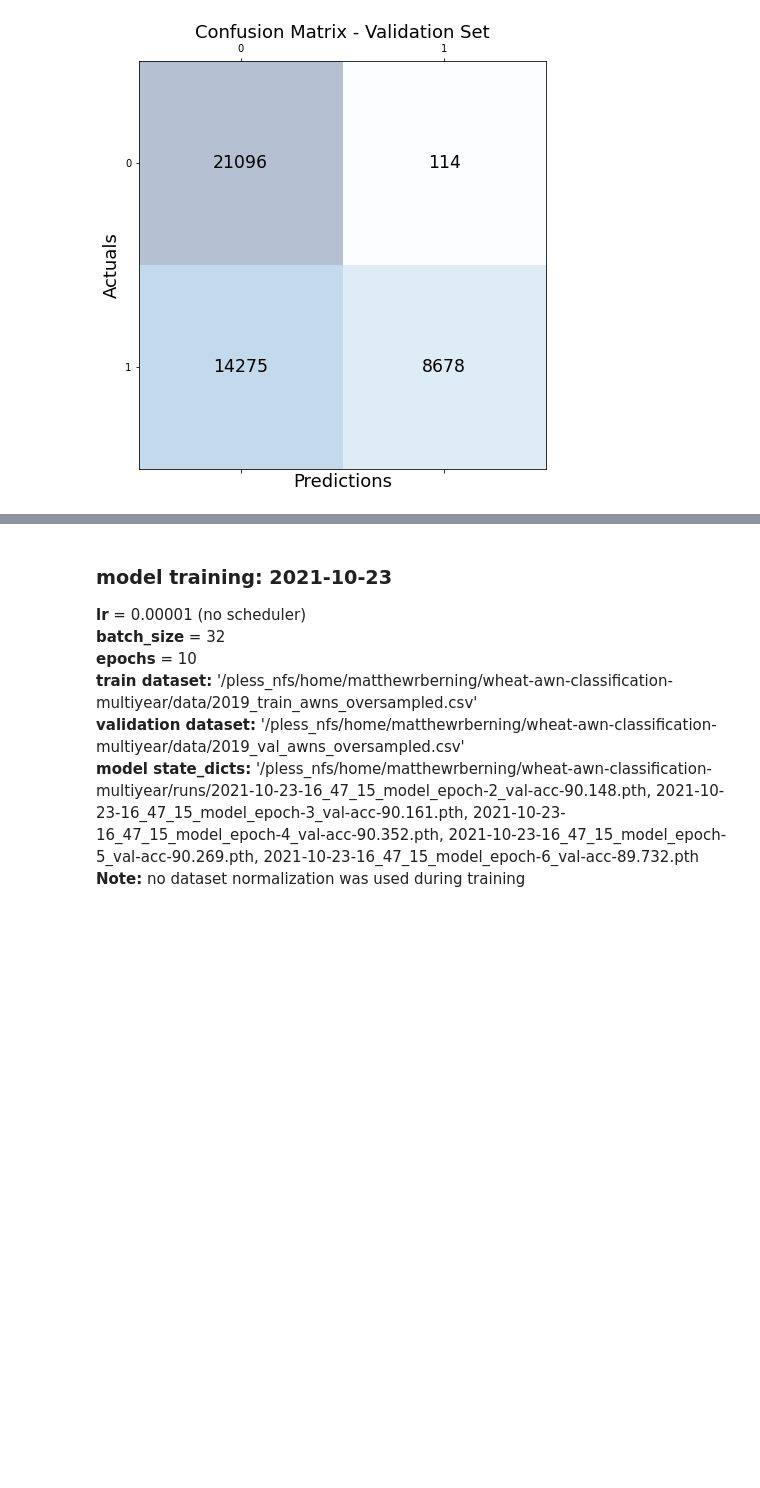
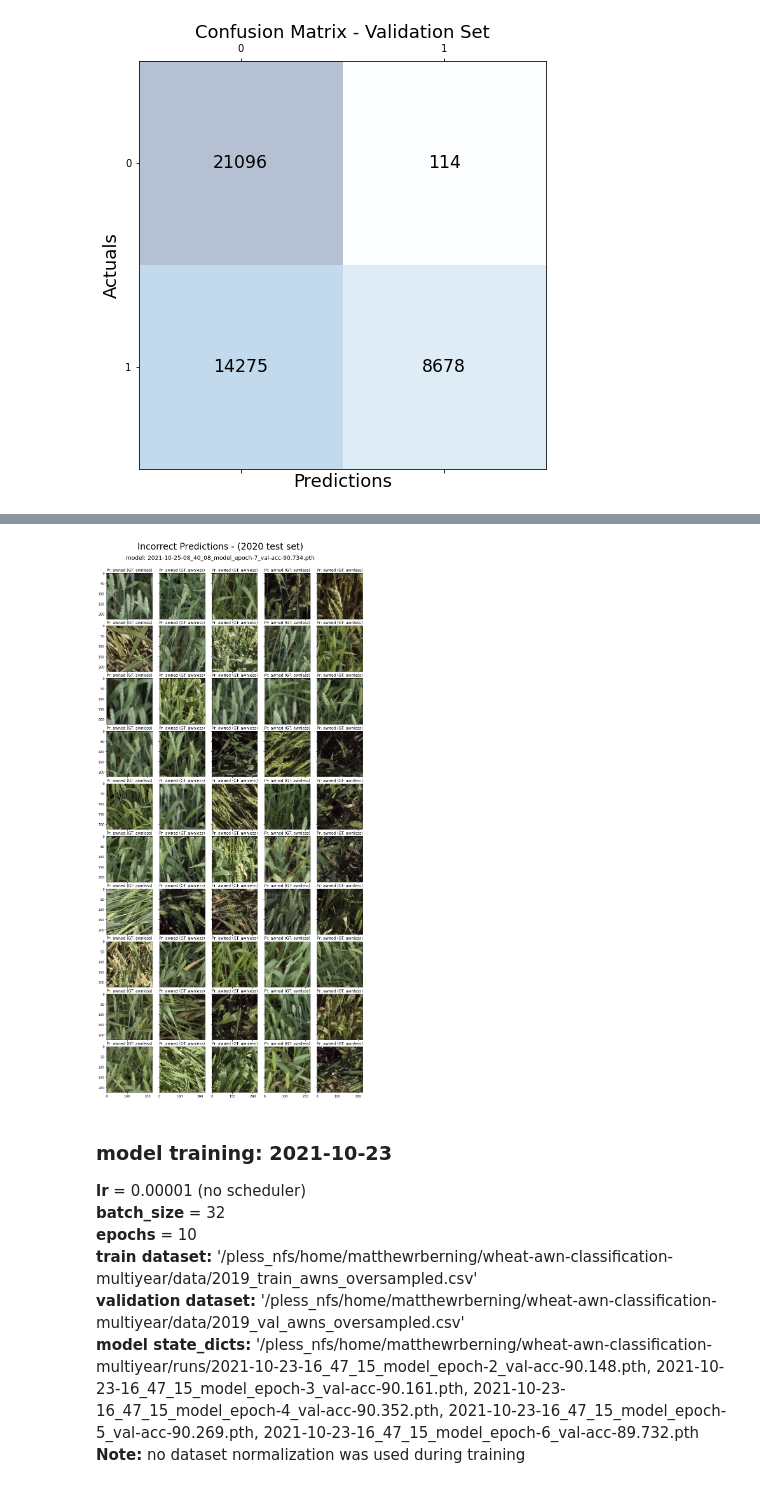
Before and after one commit to matthewrberning/wheat-awn-classification-multiyear, a Jupyter notebook: model/model_evaluation.ipynb, the cells around one changed output, grey strips where cells are left out. Drawn from its saved outputs; the diff is of its cells as text; code cells hidden in the pictures; blank space fills up the shorter version.

Commit message:
updates to model eval notebook to generate montages correctly

```diff
--- a/model/model_evaluation.ipynb
+++ b/model/model_evaluation.ipynb
@@ -511,0 +393,23 @@ def tensor_to_image(tensor):
+# %%
+fig = plt.figure(figsize=(50., 30.))
+
+
+grid = ImageGrid(fig,
+                 rect=111,  # similar to subplot(111)
+                 nrows_ncols=(10, 5),  # creates 2x2 grid of axes
+                 axes_pad=0.3,  # pad between axes in inch.
+                 )
+
+for ax, im, pred, grndth in zip(grid, imgs, predicted_label, groundtruth_label):
+    # Iterating over the grid returns the Axes.
+    ax.imshow(im)
+
+    ax.set_title("Pr: awned (GT: awnless)" if pred == 0 and grndth == 1  else "Pr: AWNLESS (GT: awned)")
+
+#output
+fig.text(x=0.5, y=0.915, s=title, fontsize=28, ha="center", transform=fig.transFigure)
+fig.text(x=0.5, y=0.90, s=f"model: {model_pth_name}", fontsize=18, ha="center", transform=fig.transFigure)
+
+plt.show()
+# %% [output]
+[figure, added]
```
Also changed, not shown: parts of 9 cells of this notebook.
